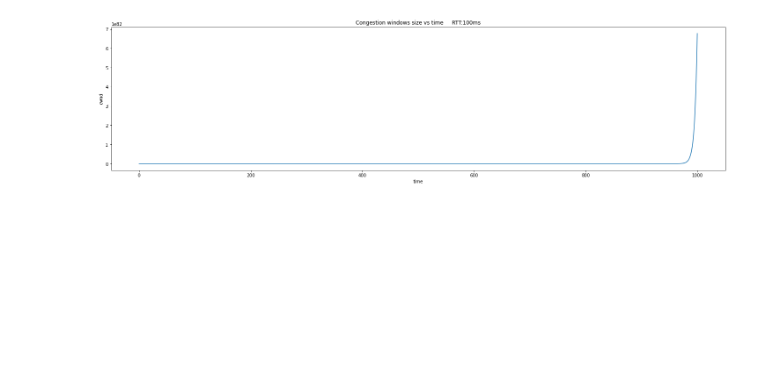
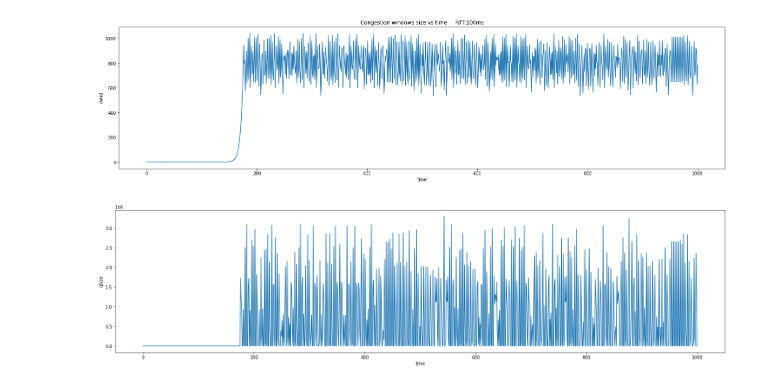
Before and after one commit to divyashk/TCP-BBR-ns3, a Jupyter notebook: dumbell-ns3/2-phase/cal.ipynb, the cells around one changed output. Cells and saved outputs as stored; diff of their text form; code cells hidden in the pictures; blank space fills up the shorter version.

Commit message:
forgot  to update qsize with each time unit -fixed

```diff
--- a/dumbell-ns3/2-phase/cal.ipynb
+++ b/dumbell-ns3/2-phase/cal.ipynb
@@ -19,6 +19,17 @@ def convTime(input):
     else:
         print("conversion not supported")
         return -1
+
+# values_dict is a time series data dictionary
+def plotvstime(values_dict, xlabel, ylabel, title):
+    f = plt.figure()
+    f.set_figwidth(25)
+    f.set_figheight(6)
+
+    plt.plot(values_dict.keys(), values_dict.values())
+    plt.xlabel(xlabel)
+    plt.ylabel(ylabel)
+    plt.title(title)
 # %%
 # Discrete time interval
 deltaTime_str = "1sec"
@@ -37,9 +48,11 @@ class queueObj:
         self.btlnkBandwidth = btlnkBandwidth
 
 
-    def updateSize(cwndSizeBytes, RTT):
-        currSizeBytes = currSizeBytes + deltaTime*(cwndSizeBytes/RTT - btlnkBandwidth)
-        queueingDelay = currSizeBytes/btlnkBandwidth
+    def updateSize(self, cwndSizeBytes, RTT):
+        self.currSizeBytes = self.currSizeBytes + deltaTime*(cwndSizeBytes/RTT - self.btlnkBandwidth)
+        if self.currSizeBytes < 0 : self.currSizeBytes = 0
+
+        self.queueingDelay = self.currSizeBytes/self.btlnkBandwidth
 
 
 # Ti : RTT min for a flow i
@@ -62,41 +75,40 @@ def Simul():
     queueSizeBytes = pktsize*int(queueL[:-1])
 
     btlnkBandwidth_str = "100Mbps"
     btlnkBandwidth = convBandwidth(btlnkBandwidth_str)
 
     # Creating a queue for the bottleneck link
     qobj = queueObj(queueSizeBytes, btlnkBandwidth)
 
     # We will decide the RTT
     RTT_str = "100ms"
     RTT = convTime(RTT_str)
 
     cwndSize = 0.00000000001
 
     cwndSizeStore = {}
+    qSizeStore = {}
     currtime = starttime
     while currtime <= endtime:
 
         # simulation starts here
         cwndSize = cwndSize * MIMD(qobj, RTT, qobj.queueingDelay)
 
+        qobj.updateSize(cwndSize, RTT)
+
         # storing the number of packets( 1 pkt = 1500 By ) in the congestion window
         cwndSizeStore[currtime] = cwndSize/1500
 
+        # storing the qsize for plotting
+        qSizeStore[currtime] = qobj.currSizeBytes
+
         currtime = currtime + deltaTime
 
-
-    f = plt.figure()
-    f.set_figwidth(25)
-    f.set_figheight(6)
-
-    plt.plot(cwndSizeStore.keys(), cwndSizeStore.values())
-    plt.xlabel("time")
-    plt.ylabel("cwnd")
-    plt.title(f"Congestion windows size vs time     RTT:{RTT_str}")
-
+    plotvstime(cwndSizeStore, ylabel="cwnd", xlabel="time", title = f"Congestion windows size vs time     RTT:{RTT_str}")
+    plotvstime(qSizeStore, ylabel="qSize", xlabel="time", title = "")
 
 
 Simul()
 # %% [output]
-[figure, old version]
+[figure, new version]
+[figure, added]
```
